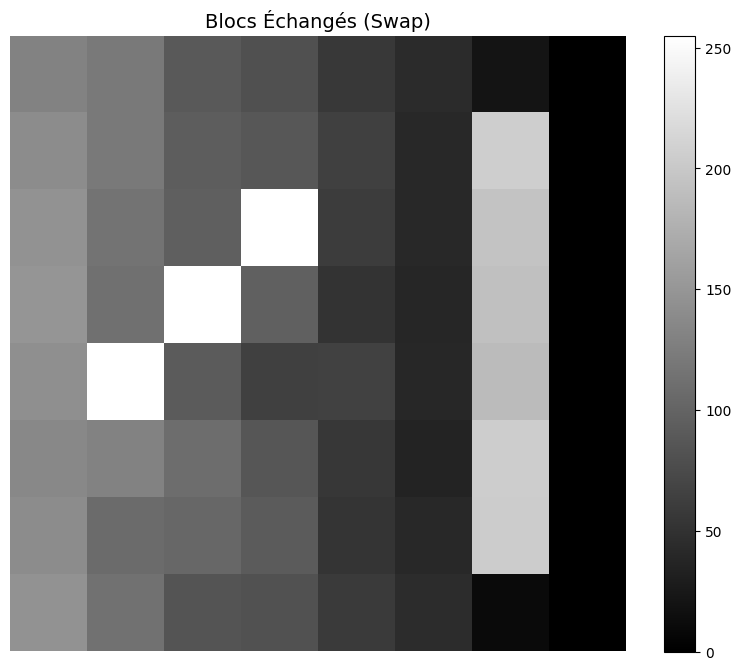
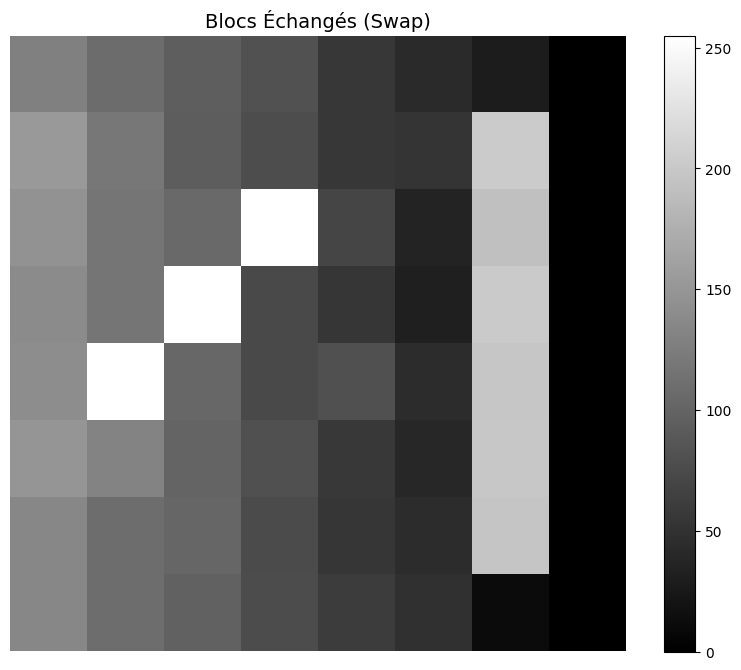
The notebook cell's code change between the first figure and the second:
--- before
+++ after
@@ -1,9 +1,9 @@
 # --- 2) Miroir Complet (Flip Horizontal) ---
 # TODO ...
-frqi_circuit_swap, n_pos = encode_frqi_grayscale(image_8x8)
+frqi_circuit_swap, n_pos = encode_frqi_grayscale(image_8x8)     #Encode image
 
-frqi_circuit_swap.x(2)
-frqi_circuit_swap.x(1)
-frqi_circuit_swap.x(0)
+#Swap all X position qubits
+for i in range(0,int(n_pos/2)):
+    frqi_circuit_swap.x(i)
 
 frqi_circuit_swap.measure_all()

Commit: Commentaire side quest 1